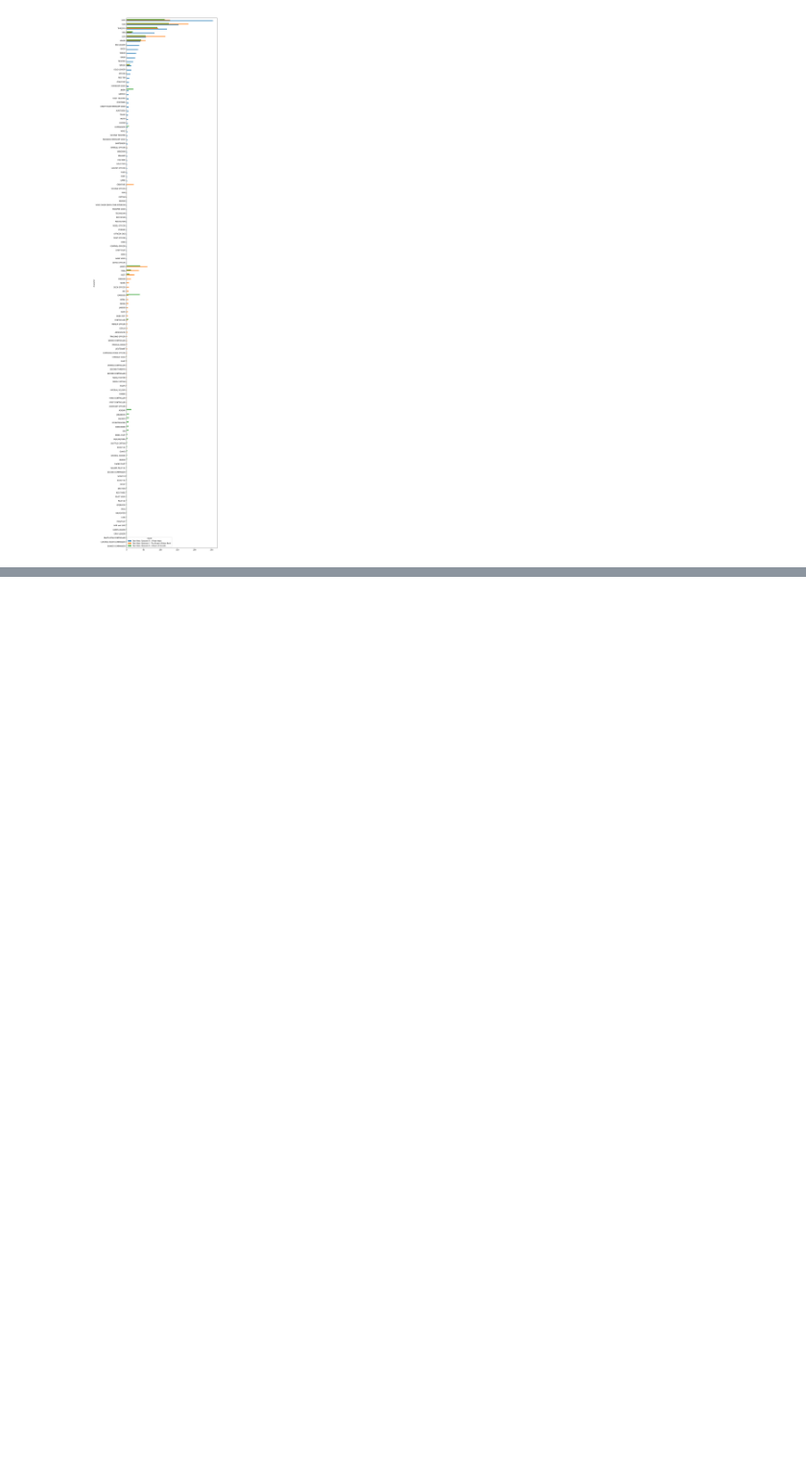
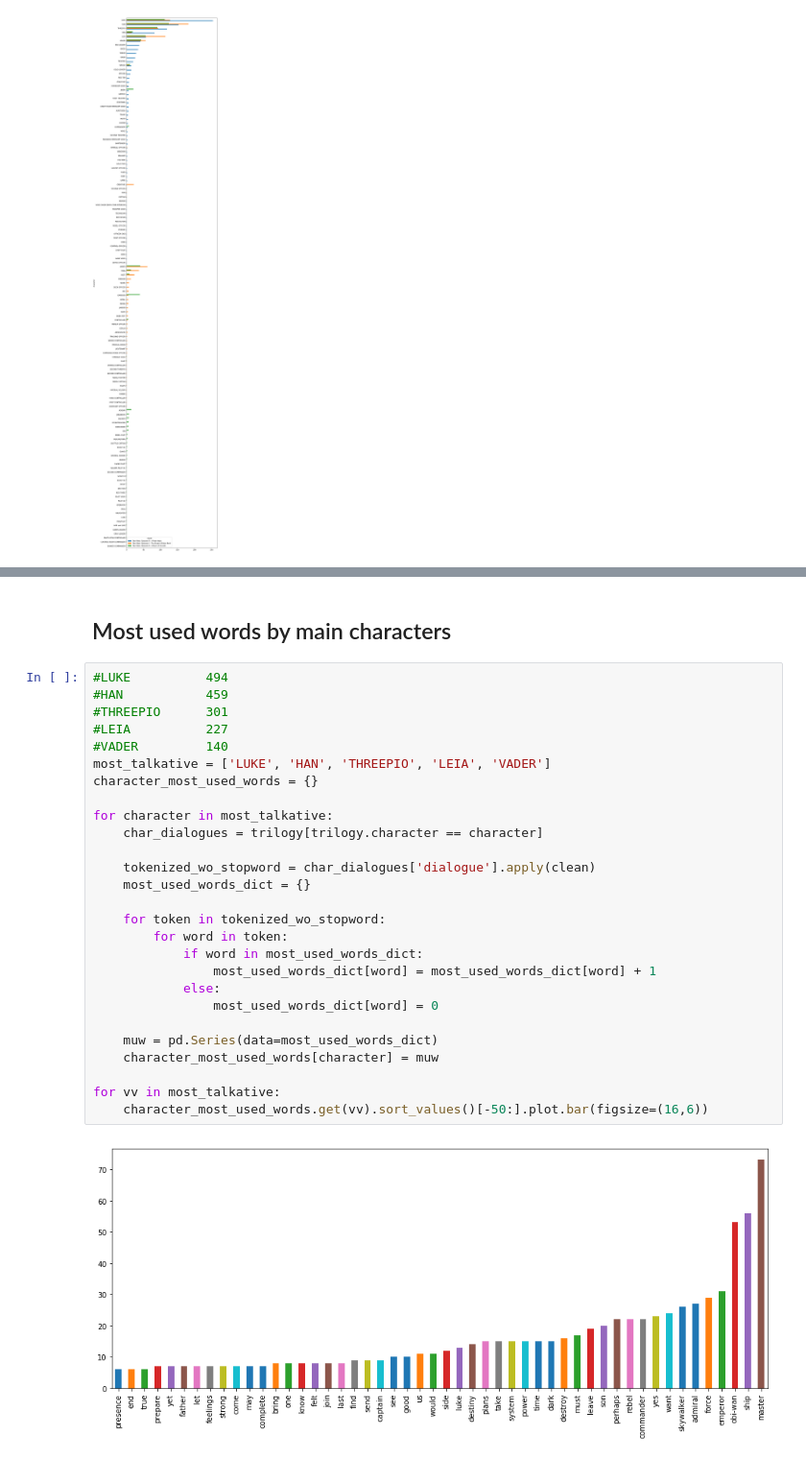
Before and after one commit to leotok/starwars-text-mining, a Jupyter notebook: script-analysis.ipynb, the cells around one changed output, grey strips where cells are left out. Shown: that part at 96% size. Cells and saved outputs as stored; diff of their text form; blank space fills up the shorter version.

```diff
--- a/script-analysis.ipynb
+++ b/script-analysis.ipynb
@@ -98,0 +158,31 @@ character_dialogue_count.sort_values(by=[SW_EP4,SW_EP5,SW_EP6], ascending=True).
+# %% [markdown]
+## Most used words by main characters
+# %%
+#LUKE          494
+#HAN           459
+#THREEPIO      301
+#LEIA          227
+#VADER         140
+most_talkative = ['LUKE', 'HAN', 'THREEPIO', 'LEIA', 'VADER']
+character_most_used_words = {}
+
+for character in most_talkative:
+    char_dialogues = trilogy[trilogy.character == character]
+
+    tokenized_wo_stopword = char_dialogues['dialogue'].apply(clean)
+    most_used_words_dict = {}
+
+    for token in tokenized_wo_stopword:
+        for word in token:
+            if word in most_used_words_dict:
+                most_used_words_dict[word] = most_used_words_dict[word] + 1
+            else:
+                most_used_words_dict[word] = 0
+
+    muw = pd.Series(data=most_used_words_dict)
+    character_most_used_words[character] = muw
+
+for vv in most_talkative:
+    character_most_used_words.get(vv).sort_values()[-50:].plot.bar(figsize=(16,6))
+# %% [output]
+[figure, added]
```
Also changed, not shown: parts of 6 cells of this notebook.
